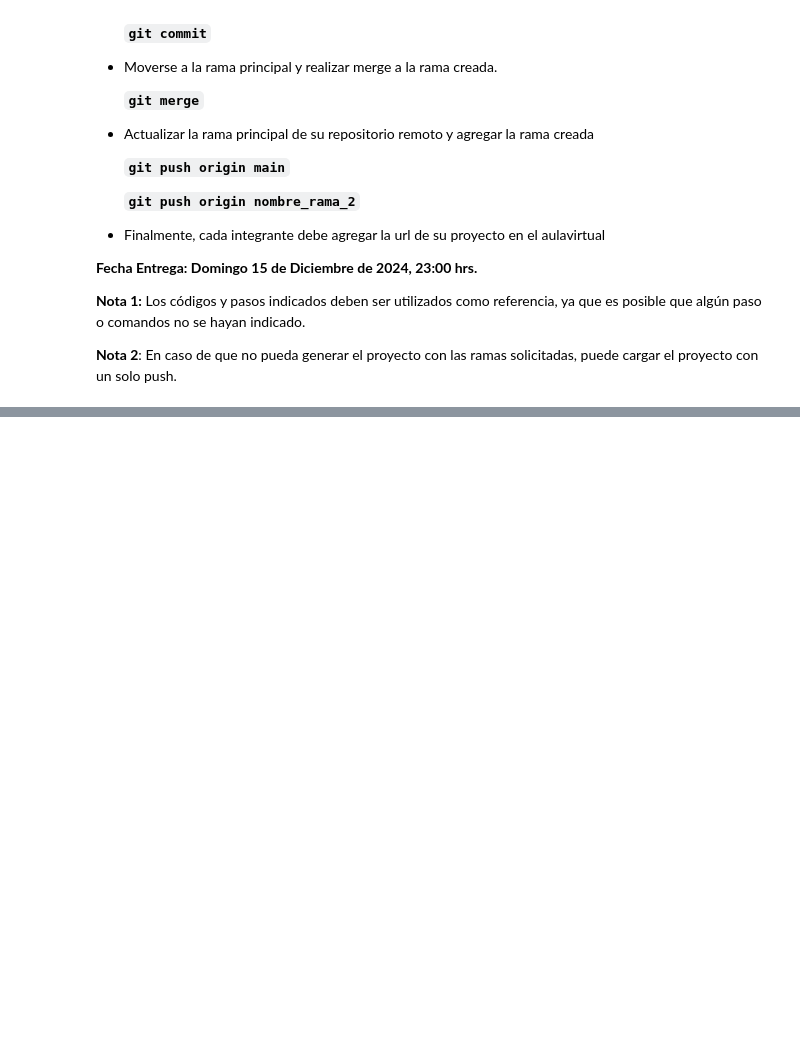
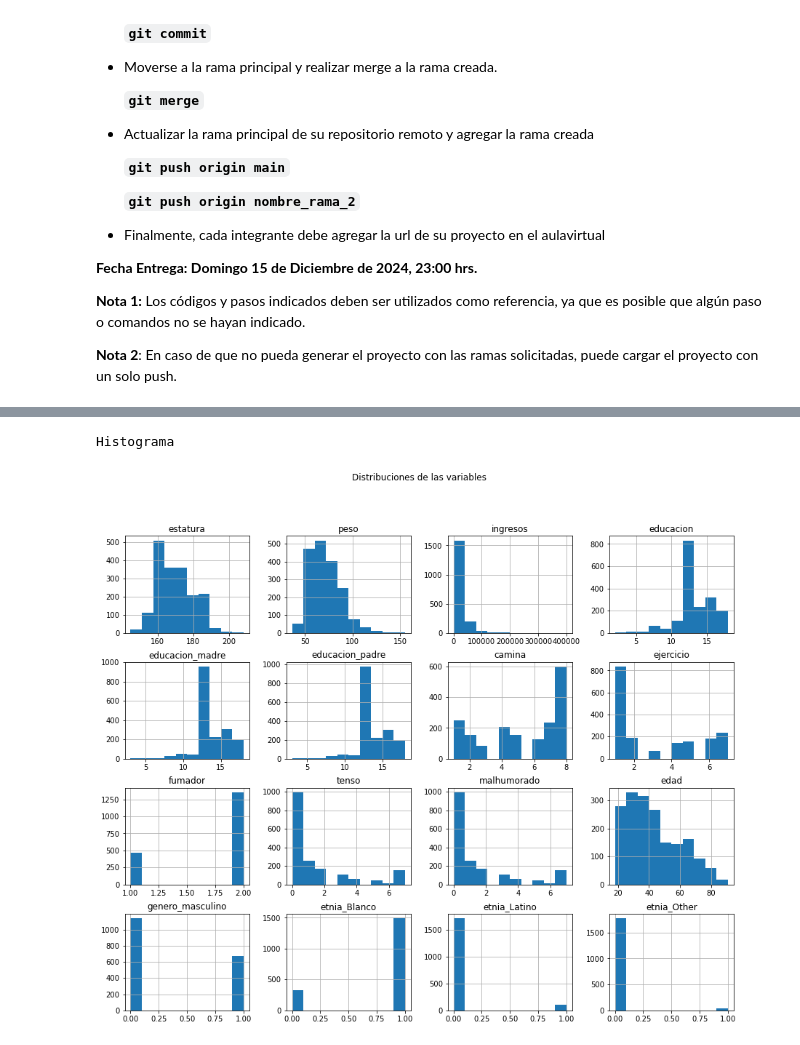
Before and after one commit to ktashh/Examen, a Jupyter notebook: ExamenCcsDeDatosParaLaEconomia-5.ipynb, the cells around one changed output, grey strips where cells are left out. Saved outputs shown, nothing was run; the diff lists cells and outputs as text; code cells hidden in the pictures; blank space fills up the shorter version.

Commit message:
Actualización del archivo README.md y el notebook ExamenCcsDeDatosParaLaEconomia-5.ipynb

```diff
--- a/ExamenCcsDeDatosParaLaEconomia-5.ipynb
+++ b/ExamenCcsDeDatosParaLaEconomia-5.ipynb
@@ -131,0 +129,10 @@ ModuleNotFoundError: No module named 'pandas'
+# %%
+import pandas as pd
+
+# Cargar el archivo de texto
+archivo = "ingresos-1.txt"
+df = pd.read_csv(archivo, sep="\t", encoding="utf-8")  # Ajusta el separador si es necesario
+
+# Mostrar las primeras filas
+print("Primeras filas del archivo:")
+print(df.head())
@@ -131,0 +184,5 @@ ModuleNotFoundError: No module named 'pandas'
+# %%
+print("\nEliminar las filas donde el valor de la educacion de madre y padre sea 99:")
+df = df[df['educacion_madre'] != 99]
+df = df[df['educacion_padre'] != 99]
+print(df.describe())
@@ -131,0 +207,10 @@ ModuleNotFoundError: No module named 'pandas'
+# %%
+#Cambiar nulos por la media de su respectiva columna
+df_numericos = df.select_dtypes(include=["number"])
+print("\nRellenar valores nulos en columnas numéricas con el promedio")
+df_numericos.fillna(df_numericos.mean(), inplace=True)
+df.update(df_numericos)
+print(df.isnull().sum())
+print("\nTranformar genero y etnia a dummy")
+df = pd.get_dummies(df, columns=['genero'], drop_first=True)
+df= pd.get_dummies(df, columns=['etnia'], drop_first=True)
@@ -131,0 +278,8 @@ ModuleNotFoundError: No module named 'pandas'
+# %%
+print("\nHistograma")
+df.hist(figsize=(15, 12))
+plt.suptitle("Distribuciones de las variables")
+plt.show()
+# %% [output]
+Histograma
+[figure, added]
```
Also changed, not shown: parts of 13 cells of this notebook, 1 other file.
